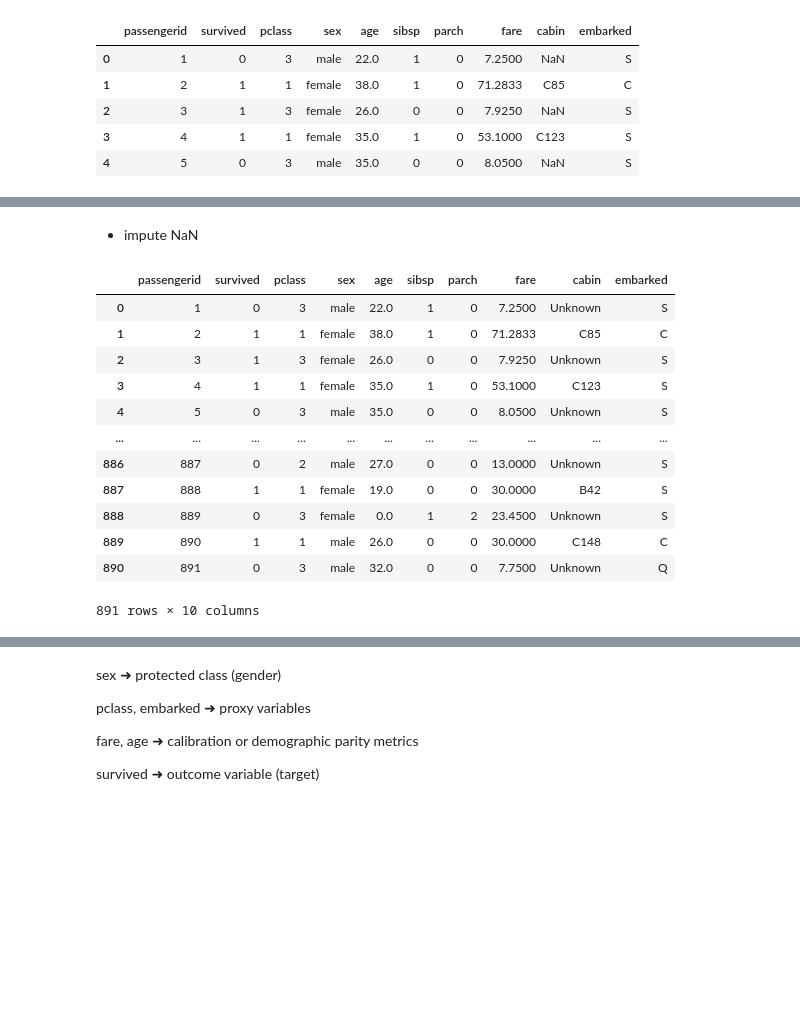
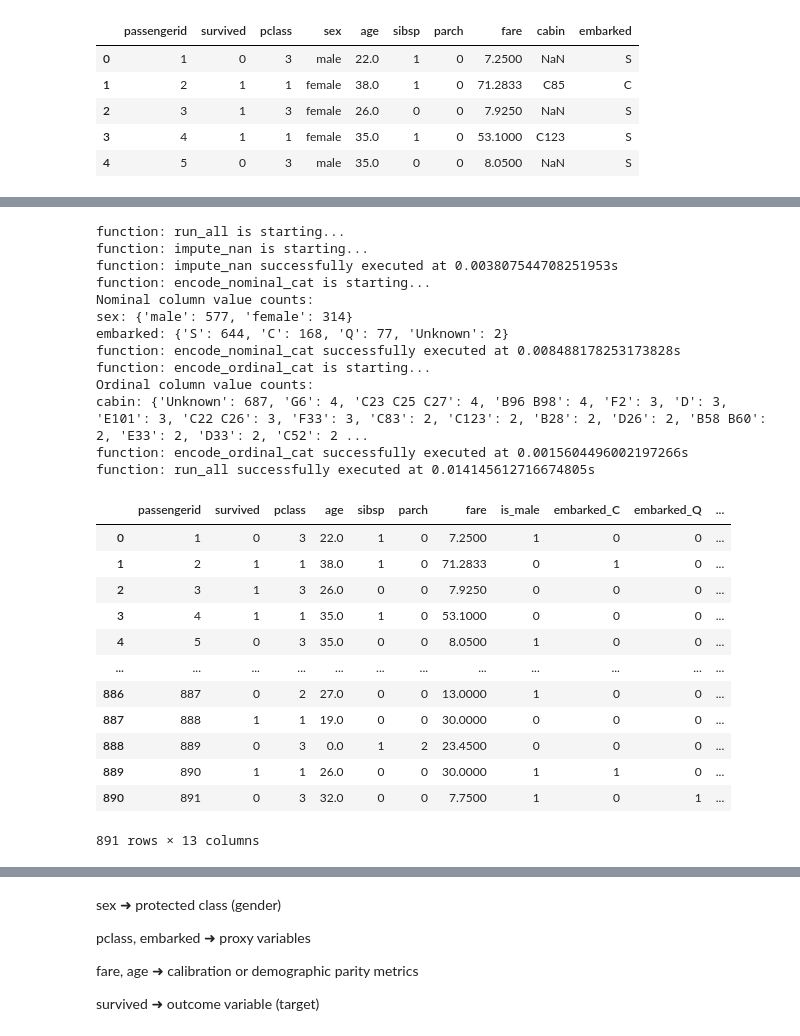
Before and after one commit to lidv94/bias-fairness, a Jupyter notebook: dev.ipynb, the cells around one changed output, grey strips where cells are left out. Saved outputs shown, nothing was run; the diff lists cells and outputs as text; code cells hidden in the pictures; blank space fills up the shorter version.

```diff
--- a/dev.ipynb
+++ b/dev.ipynb
@@ -42,22 +43,3 @@ function: profile_data successfully executed at 0.009963035583496094s
 | 7 | fare | float64 | 0 | 0.000000 | 248 | [7.25, 71.2833, 7.925, 53.1, 8.05] |
 | 8 | cabin | object | 687 | 0.771044 | 147 | [nan, C85, C123, E46, G6] |
 | 9 | embarked | object | 2 | 0.002245 | 3 | [S, C, Q, nan] |
-# %% [markdown]
-- impute NaN
-# %%
-ttn_df = impute_nan(raw_df)
-ttn_df
-# %% [output]
-|  | passengerid | survived | pclass | sex | age | sibsp | parch | fare | cabin | embarked |
-| 0 | 1 | 0 | 3 | male | 22.0 | 1 | 0 | 7.2500 | Unknown | S |
-| 1 | 2 | 1 | 1 | female | 38.0 | 1 | 0 | 71.2833 | C85 | C |
-| 2 | 3 | 1 | 3 | female | 26.0 | 0 | 0 | 7.9250 | Unknown | S |
-| 3 | 4 | 1 | 1 | female | 35.0 | 1 | 0 | 53.1000 | C123 | S |
-| 4 | 5 | 0 | 3 | male | 35.0 | 0 | 0 | 8.0500 | Unknown | S |
-| ... | ... | ... | ... | ... | ... | ... | ... | ... | ... | ... |
-| 886 | 887 | 0 | 2 | male | 27.0 | 0 | 0 | 13.0000 | Unknown | S |
-| 887 | 888 | 1 | 1 | female | 19.0 | 0 | 0 | 30.0000 | B42 | S |
-| 888 | 889 | 0 | 3 | female | 0.0 | 1 | 2 | 23.4500 | Unknown | S |
-| 889 | 890 | 1 | 1 | male | 26.0 | 0 | 0 | 30.0000 | C148 | C |
-| 890 | 891 | 0 | 3 | male | 32.0 | 0 | 0 | 7.7500 | Unknown | Q |
-891 rows × 10 columns
@@ -63,0 +51,30 @@ ttn_df
+# %%
+prep_df = prep.run_all()
+prep_df
+# %% [output]
+function: run_all is starting...
+function: impute_nan is starting...
+function: impute_nan successfully executed at 0.003807544708251953s
+function: encode_nominal_cat is starting...
+Nominal column value counts:
+sex: {'male': 577, 'female': 314}
+embarked: {'S': 644, 'C': 168, 'Q': 77, 'Unknown': 2}
+function: encode_nominal_cat successfully executed at 0.008488178253173828s
+function: encode_ordinal_cat is starting...
+Ordinal column value counts:
+cabin: {'Unknown': 687, 'G6': 4, 'C23 C25 C27': 4, 'B96 B98': 4, 'F2': 3, 'D': 3, 'E101': 3, 'C22 C26': 3, 'F33': 3, 'C83': 2, 'C123': 2, 'B28': 2, 'D26': 2, 'B58 B60': 2, 'E33': 2, 'D33': 2, 'C52': 2 ...
+function: encode_ordinal_cat successfully executed at 0.0015604496002197266s
+function: run_all successfully executed at 0.014145612716674805s
+|  | passengerid | survived | pclass | age | sibsp | parch | fare | is_male | embarked_C | embarked_Q | ... |
+| 0 | 1 | 0 | 3 | 22.0 | 1 | 0 | 7.2500 | 1 | 0 | 0 | ... |
+| 1 | 2 | 1 | 1 | 38.0 | 1 | 0 | 71.2833 | 0 | 1 | 0 | ... |
+| 2 | 3 | 1 | 3 | 26.0 | 0 | 0 | 7.9250 | 0 | 0 | 0 | ... |
+| 3 | 4 | 1 | 1 | 35.0 | 1 | 0 | 53.1000 | 0 | 0 | 0 | ... |
+| 4 | 5 | 0 | 3 | 35.0 | 0 | 0 | 8.0500 | 1 | 0 | 0 | ... |
+| ... | ... | ... | ... | ... | ... | ... | ... | ... | ... | ... | ... |
+| 886 | 887 | 0 | 2 | 27.0 | 0 | 0 | 13.0000 | 1 | 0 | 0 | ... |
+| 887 | 888 | 1 | 1 | 19.0 | 0 | 0 | 30.0000 | 0 | 0 | 0 | ... |
+| 888 | 889 | 0 | 3 | 0.0 | 1 | 2 | 23.4500 | 0 | 0 | 0 | ... |
+| 889 | 890 | 1 | 1 | 26.0 | 0 | 0 | 30.0000 | 1 | 1 | 0 | ... |
+| 890 | 891 | 0 | 3 | 32.0 | 0 | 0 | 7.7500 | 1 | 0 | 1 | ... |
+891 rows × 13 columns
```
Also changed, not shown: parts of 12 cells of this notebook, 1 other file.
